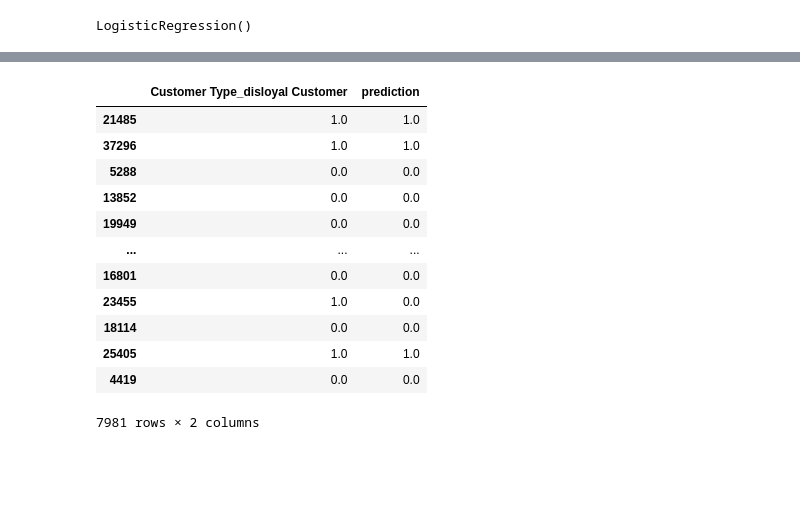
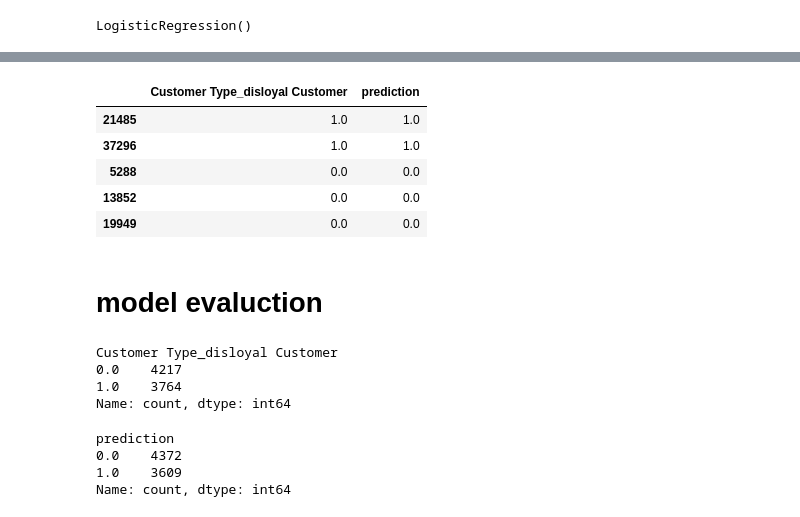
Before and after one commit to Govind-kumawat2002/Python_Library, a Jupyter notebook: Machine_learning/classification.ipynb, the cells around one changed output, grey strips where cells are left out. Saved outputs shown, nothing was run; the diff lists cells and outputs as text; code cells hidden in the pictures; blank space fills up the shorter version.

```diff
--- a/Machine_learning/classification.ipynb
+++ b/Machine_learning/classification.ipynb
@@ -289,18 +295,25 @@ x_train
+# %%
+y_test.head()
+# %% [output]
+|  | Customer Type_disloyal Customer | prediction |
+| 21485 | 1.0 | 1.0 |
+| 37296 | 1.0 | 1.0 |
+| 5288 | 0.0 | 0.0 |
+| 13852 | 0.0 | 0.0 |
+| 19949 | 0.0 | 0.0 |
+# %% [markdown]
+# model evaluction
+# %%
+y_test['Customer Type_disloyal Customer'].value_counts()
+# %% [output]
+Customer Type_disloyal Customer
+0.0    4217
+1.0    3764
+Name: count, dtype: int64
 # %%
-y_test['prediction'] = pred
+y_test['prediction'].value_counts()
+# %% [output]
+prediction
+0.0    4372
+1.0    3609
+Name: count, dtype: int64
-# %%
-y_test
-# %% [output]
-|  | Customer Type_disloyal Customer | prediction |
-| 21485 | 1.0 | 1.0 |
-| 37296 | 1.0 | 1.0 |
-| 5288 | 0.0 | 0.0 |
-| 13852 | 0.0 | 0.0 |
-| 19949 | 0.0 | 0.0 |
-| ... | ... | ... |
-| 16801 | 0.0 | 0.0 |
-| 23455 | 1.0 | 0.0 |
-| 18114 | 0.0 | 0.0 |
-| 25405 | 1.0 | 1.0 |
-| 4419 | 0.0 | 0.0 |
-7981 rows × 2 columns
```
Also changed, not shown: parts of 20 cells of this notebook, 3 other files.
